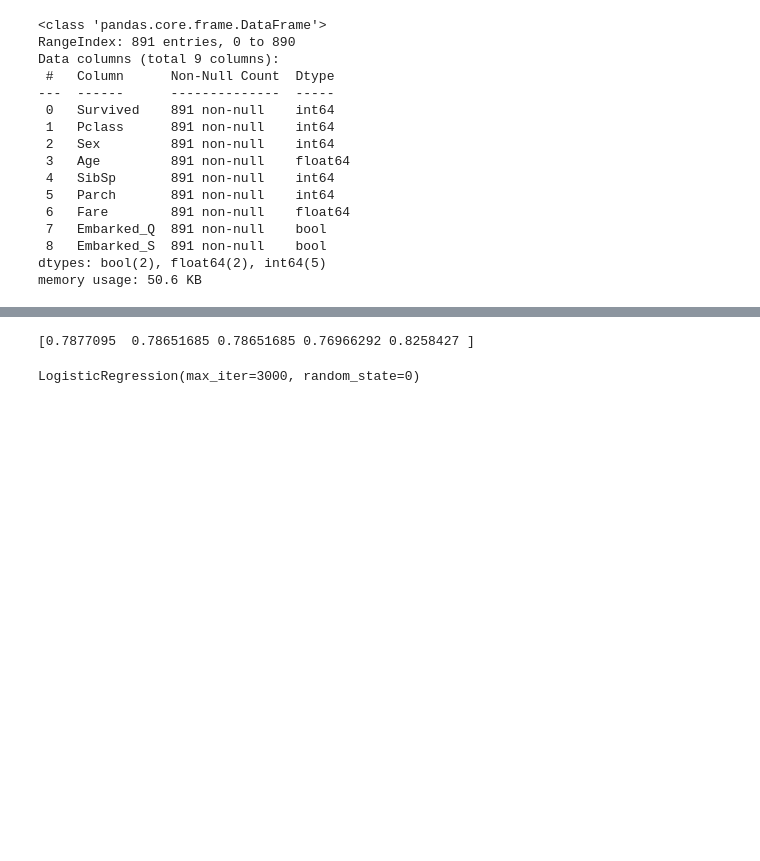
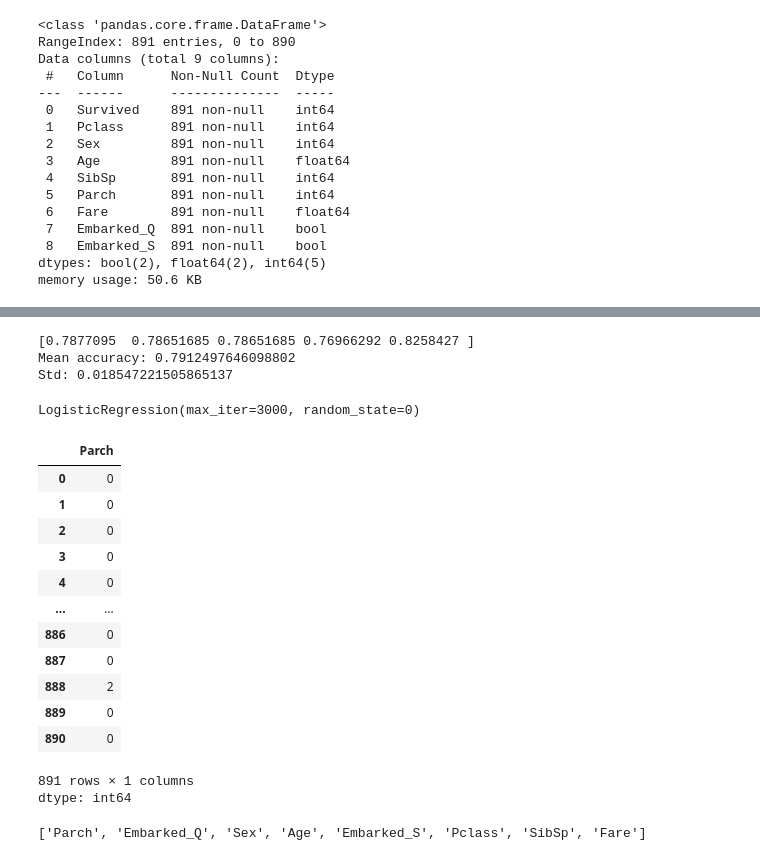
Before and after one commit to RexChen1228/titanic-analysis, a Jupyter notebook: 專題實作_01_鐵達尼號存活預測.ipynb, the cells around one changed output, grey strips where cells are left out. Drawn from its saved outputs; the diff is of its cells as text; code cells hidden in the pictures; blank space fills up the shorter version.

```diff
--- a/專題實作_01_鐵達尼號存活預測.ipynb
+++ b/專題實作_01_鐵達尼號存活預測.ipynb
@@ -144,4 +171,5 @@ df_train = df.copy()
 # %%
+df_train = df.copy()
 columns_X = list(set(df.columns) - {'Survived'})
 columns_y = ['Survived']
 
@@ -156,9 +184,30 @@ from sklearn.model_selection import cross_val_score
 log = LogisticRegression(random_state=0, max_iter=3000)
 scores = cross_val_score(log, train_X, train_y.values.ravel(),cv=5,scoring='accuracy')
 print(scores)
+print("Mean accuracy:", scores.mean())
+print("Std:", scores.std())
 # %% [output]
 [0.7877095  0.78651685 0.78651685 0.76966292 0.8258427 ]
+Mean accuracy: 0.7912497646098802
+Std: 0.018547221505865137
 # %%
 log
 # %% [output]
 LogisticRegression(max_iter=3000, random_state=0)
+# %%
+df['Parch']
+# %% [output]
+|  | Parch |
+| 0 | 0 |
+| 1 | 0 |
+| 2 | 0 |
+| 3 | 0 |
+| 4 | 0 |
+| ... | ... |
+| 886 | 0 |
+| 887 | 0 |
+| 888 | 2 |
+| 889 | 0 |
+| 890 | 0 |
+891 rows × 1 columns
+dtype: int64
@@ -164,0 +225,4 @@ LogisticRegression(max_iter=3000, random_state=0)
+# %%
+columns_X
+# %% [output]
+['Parch', 'Embarked_Q', 'Sex', 'Age', 'Embarked_S', 'Pclass', 'SibSp', 'Fare']
```
Also changed, not shown: parts of 9 cells of this notebook.
